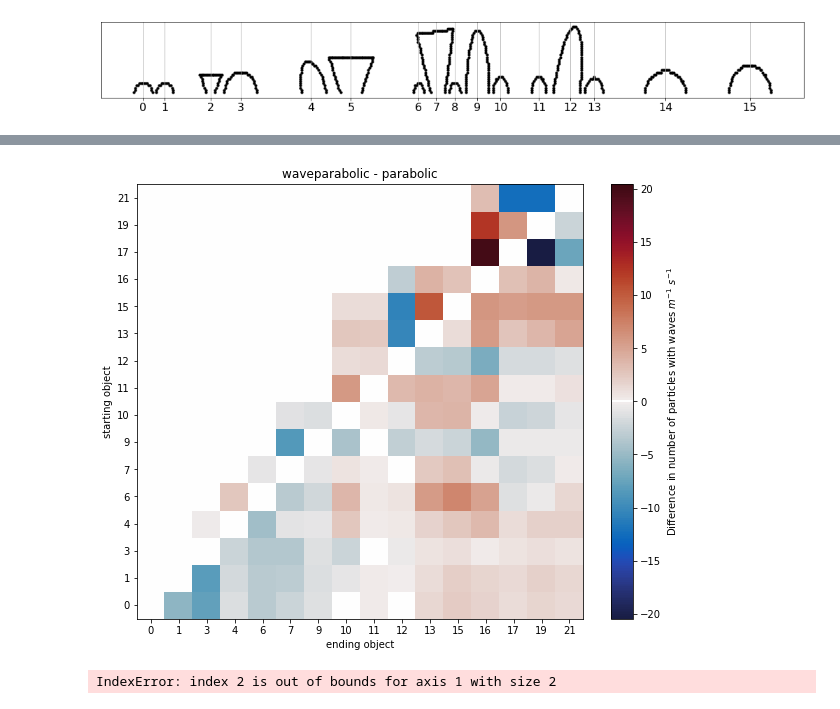
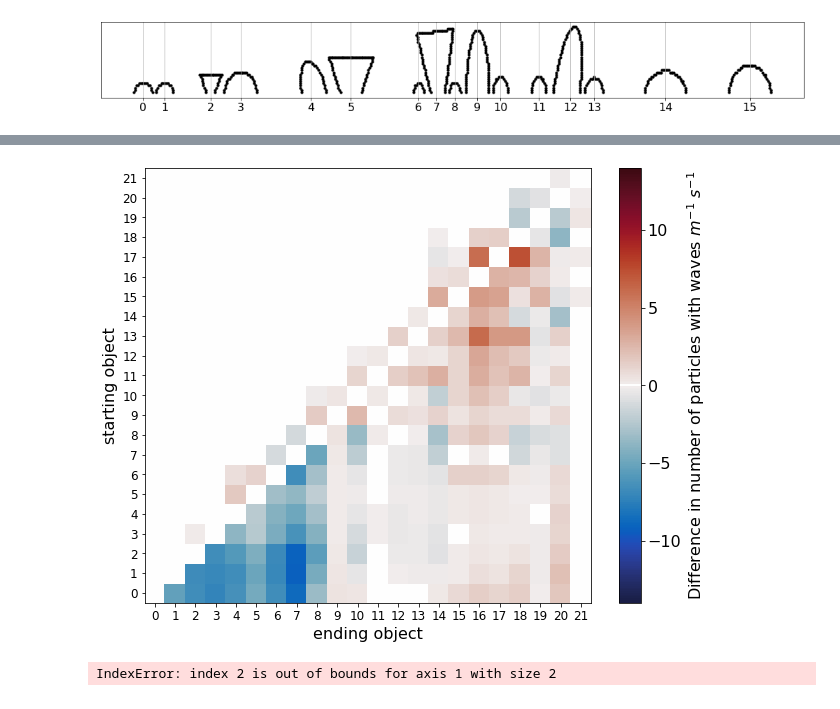
Before and after one commit to OceanParcels/CoralDispersion, a Jupyter notebook: 2D Analysis/AnalysisFlow.ipynb, the cells around one changed output, grey strips where cells are left out. Drawn from its saved outputs; the diff is of its cells as text; code cells hidden in the pictures.

```diff
--- a/2D Analysis/AnalysisFlow.ipynb
+++ b/2D Analysis/AnalysisFlow.ipynb
@@ -14,7 +14,7 @@ import xarray as xr
 import cmocean
 from matplotlib.colors import ListedColormap, Normalize
 # %%
-foldername = '16objects'
+foldername = '21objects'
 flowset = ['parabolic','waveparabolic']
 tstep = '001'
 fb = 'forward'
@@ -75,7 +110,7 @@ for i in range(len(objects)):
 # %%
 %matplotlib qt
 colors =cmocean.cm.dense
-cNorm = Normalize(vmin=0.1, vmax=np.max(noselfmatrix))
+cNorm = Normalize(vmin=0.1, vmax=50)
 colors.set_under('w')
 
 fig,ax = plt.subplots(1,2,figsize=(14,6))
@@ -116,36 +149,43 @@ for i in range(len(DIFF)):
 # %%
 %matplotlib inline
 colors = plt.get_cmap('cmo.balance')
-cNorm = Normalize(vmin=-np.max([np.abs(np.min(DIFF)),np.max(DIFF)]), vmax=np.max([np.abs(np.min(DIFF)),np.max(DIFF)]))
+cNorm = Normalize(vmin=-14, vmax=14)
 
 newcolors = colors(np.linspace(0, 1, 500))
 white = np.array([255/256, 255/256, 255/256, 1])
 newcolors[250:252, :] = white
 newcmp = ListedColormap(newcolors)
 
 fig = plt.figure(figsize=(10,8))
 ax = plt.axes()
 
 pc = ax.pcolormesh(xob,yob,DIFF[1,0],norm=cNorm,cmap = newcmp)
-ax.set_title(flowset[1]+' - '+flowset[0])
+# ax.set_title(flowset[1]+' - '+flowset[0])
 ax.set_xticks(np.arange(0,len(objects),1))
 ax.set_yticks(np.arange(0,len(objects),1))
 if len(objects)<20:
-    ax.set_xticklabels(labellist)
-    ax.set_yticklabels(labellist)
-ax.set_xlabel("ending object")
-ax.set_ylabel("starting object")
+    ax.set_xticklabels(labellist,fontsize=14)
+    ax.set_yticklabels(labellist,fontsize=14)
+else:
+    ax.set_xticklabels(np.arange(0,len(objects),1),fontsize = 12)
+    ax.set_yticklabels(np.arange(0,len(objects),1),fontsize = 12)
+ax.set_xlabel("ending object",fontsize = 16)
+ax.set_ylabel("starting object",fontsize = 16)
 #     ax[i].grid()
 # fig.subplots_adjust(bottom=0.3)
-# cbar_ax = fig.add_axes([0.2, 0.1, 0.6, 0.05])
+# cbar_ax = fig.add_axes([0.83, 0.2, 0.03, 0.68])
 if perarea:
-    cbar = fig.colorbar(pc,label='Difference in number of particles with waves $m^{-1}$ $s^{-1}$')
+    cbar = fig.colorbar(pc)
+    cbar.set_label('Difference in number of particles with waves $m^{-1}$ $s^{-1}$',size=16)
+    cbar.ax.tick_params(labelsize=16)
     plt.savefig('Figures/'+foldername+'wavediff-perarea')
 else:
-    cbar = fig.colorbar(pc,label='Difference in number of particles with waves $s^{-1}$')
+    cbar = fig.colorbar(pc)
+    cbar.set_label('Difference in number of particles with waves $s^{-1}$',size=16)
+    cbar.ax.tick_params(labelsize=16)
     plt.savefig('Figures/'+foldername+'wavediff')
 # %% [output]
-[figure, old version]
+[figure, new version]
 # %%
 %matplotlib inline
 colors = plt.get_cmap('Reds')
```
Also changed, not shown: parts of 2 cells of this notebook, 8 other files.
